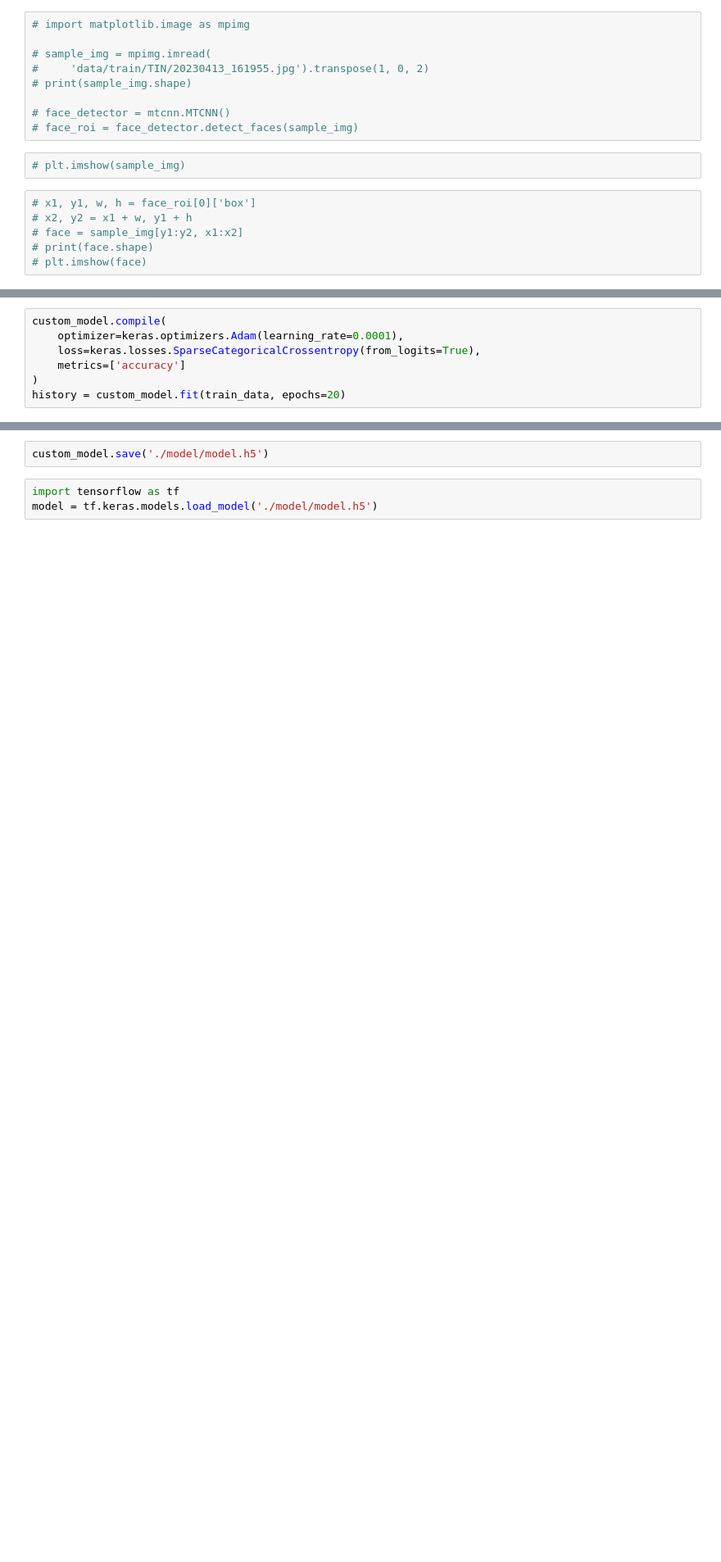
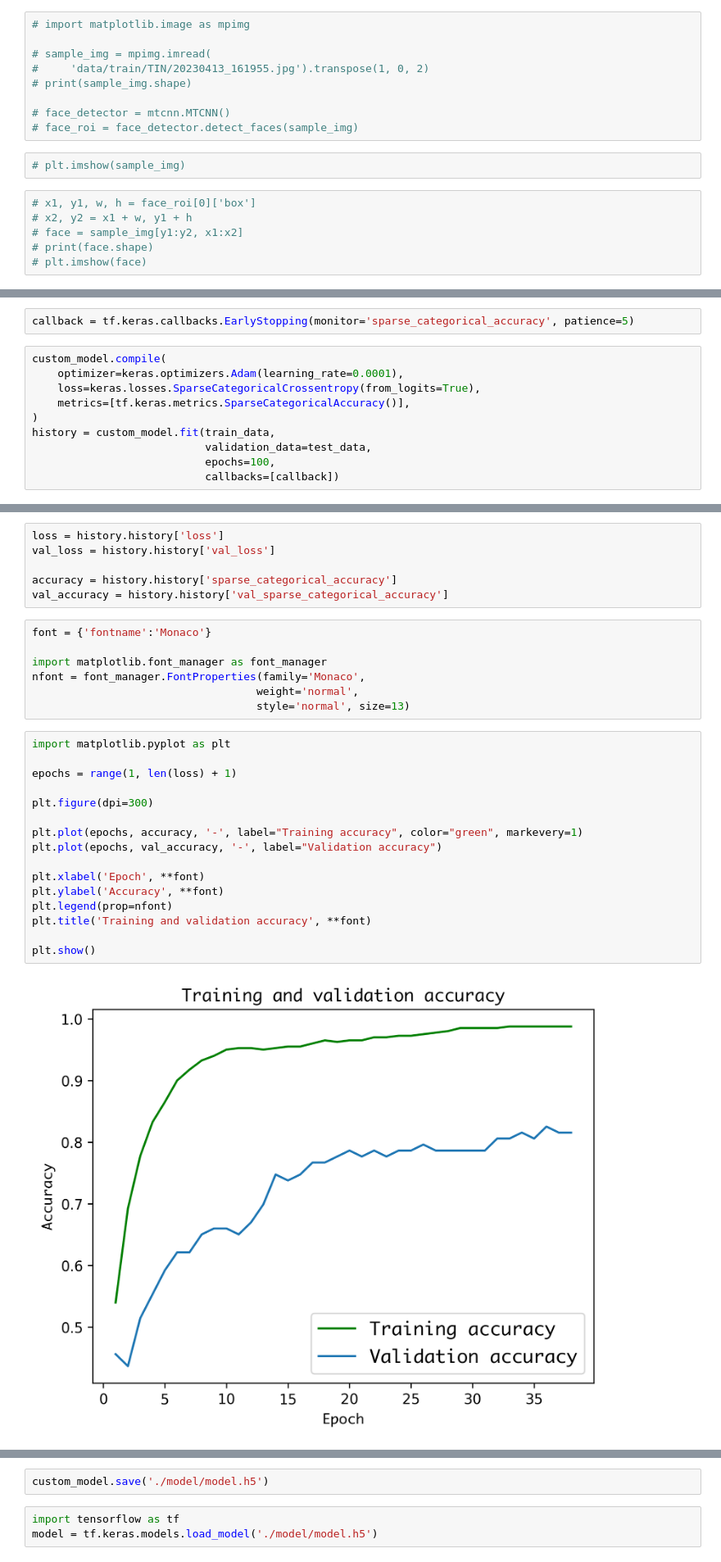
Before and after one commit to phatnguyencs20/Adrenaline, a Jupyter notebook: CoreML/notebook.ipynb, the cells around one changed output, grey strips where cells are left out. Shown at 82% size. Saved outputs shown, nothing was run; the diff lists cells and outputs as text; blank space fills up the shorter version.

```diff
--- a/CoreML/notebook.ipynb
+++ b/CoreML/notebook.ipynb
@@ -115,10 +123,15 @@ Trainable params: 6,147
 Non-trainable params: 23,561,152
 _________________________________________________________________
+# %%
+callback = tf.keras.callbacks.EarlyStopping(monitor='sparse_categorical_accuracy', patience=5)
 # %%
 custom_model.compile(
     optimizer=keras.optimizers.Adam(learning_rate=0.0001),
     loss=keras.losses.SparseCategoricalCrossentropy(from_logits=True),
-    metrics=['accuracy']
+    metrics=[tf.keras.metrics.SparseCategoricalAccuracy()],
 )
-history = custom_model.fit(train_data, epochs=20)
+history = custom_model.fit(train_data,
+                           validation_data=test_data,
+                           epochs=100,
+                           callbacks=[callback])
 # %% [output]
@@ -148,0 +163,31 @@ custom_model.evaluate(test_data, batch_size=5)
+# %%
+loss = history.history['loss']
+val_loss = history.history['val_loss']
+
+accuracy = history.history['sparse_categorical_accuracy']
+val_accuracy = history.history['val_sparse_categorical_accuracy']
+# %%
+font = {'fontname':'Monaco'}
+
+import matplotlib.font_manager as font_manager
+nfont = font_manager.FontProperties(family='Monaco',
+                                   weight='normal',
+                                   style='normal', size=13)
+# %%
+import matplotlib.pyplot as plt
+
+epochs = range(1, len(loss) + 1)
+
+plt.figure(dpi=300)
+
+plt.plot(epochs, accuracy, '-', label="Training accuracy", color="green", markevery=1)
+plt.plot(epochs, val_accuracy, '-', label="Validation accuracy")
+
+plt.xlabel('Epoch', **font)
+plt.ylabel('Accuracy', **font)
+plt.legend(prop=nfont)
+plt.title('Training and validation accuracy', **font)
+
+plt.show()
+# %% [output]
+[figure, added]
```
Also changed, not shown: parts of 12 cells of this notebook, 3 other files.
